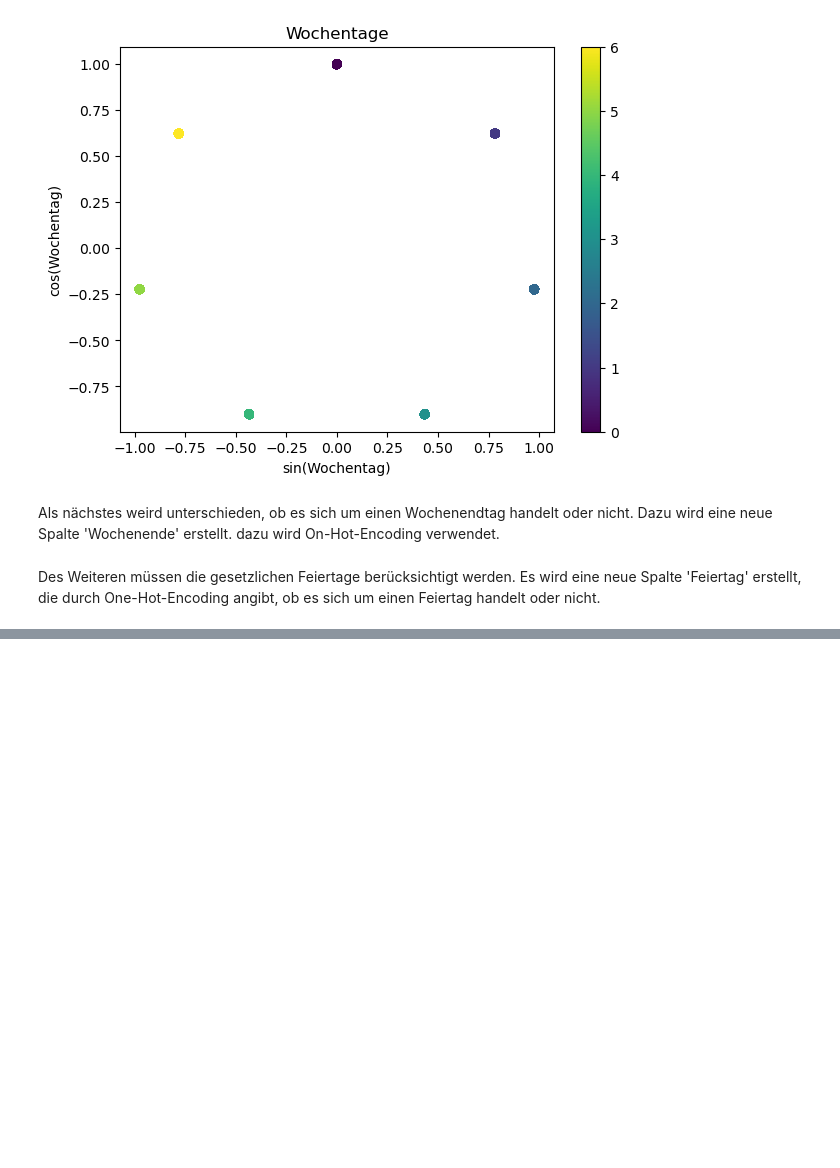
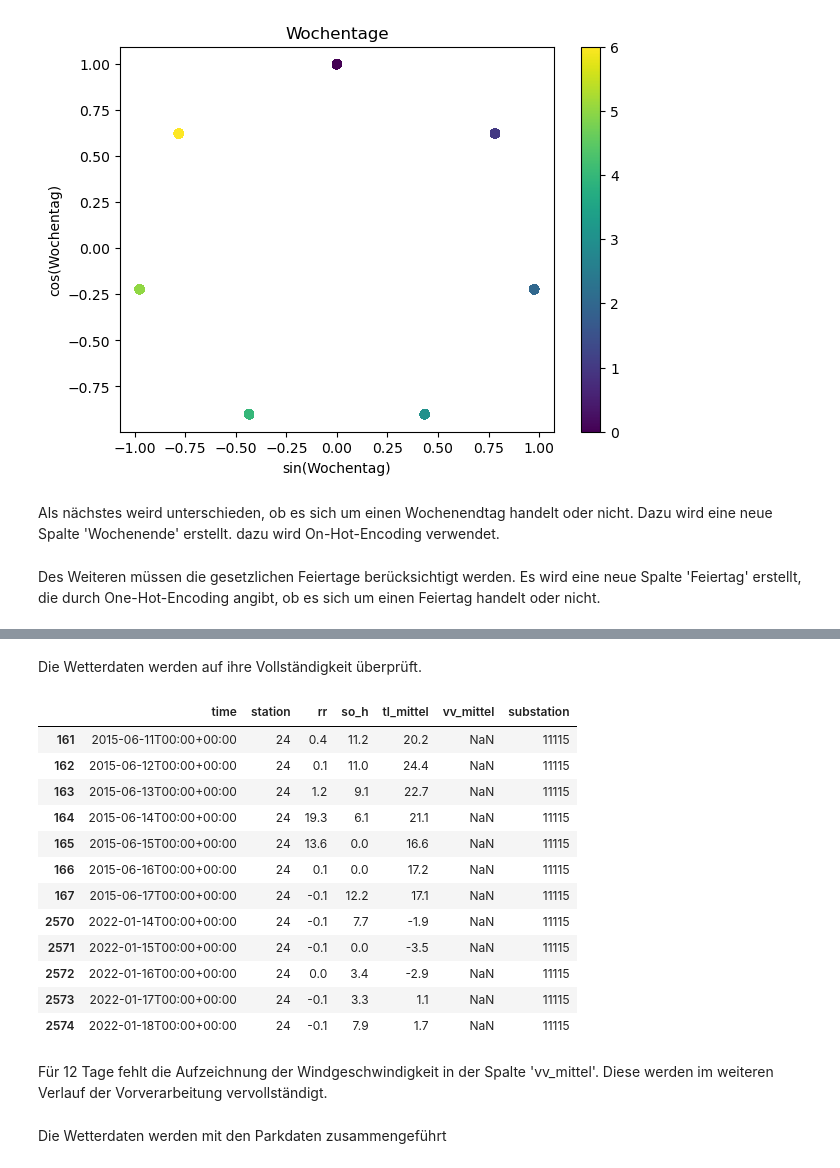
Before and after one commit to duellieren/parking-capacity-predictive-model, a Jupyter notebook: preprocessing/target_and_feature_engineering.ipynb, the cells around one changed output, grey strips where cells are left out. Cells and saved outputs as stored; diff of their text form; code cells hidden in the pictures; blank space fills up the shorter version.

```diff
--- a/data_preprocessing.ipynb
+++ b/preprocessing/target_and_feature_engineering.ipynb
@@ -124,0 +128,2 @@ data.head(10)
+# %%
+weather = pd.read_csv('../data/original/Messstationen Tagesdaten v2 Datensatz_20150101T0000_20230503T0000.csv', delimiter=',')
@@ -124,0 +144,21 @@ data.head(10)
+# %% [markdown]
+Die Wetterdaten werden auf ihre Vollständigkeit überprüft.
+# %%
+# Ausgabe aller Zeilen mit fehlenden Werten
+weather[weather.isnull().any(axis=1)]
+# %% [output]
+|  | time | station | rr | so_h | tl_mittel | vv_mittel | substation |
+| 161 | 2015-06-11T00:00+00:00 | 24 | 0.4 | 11.2 | 20.2 | NaN | 11115 |
+| 162 | 2015-06-12T00:00+00:00 | 24 | 0.1 | 11.0 | 24.4 | NaN | 11115 |
+| 163 | 2015-06-13T00:00+00:00 | 24 | 1.2 | 9.1 | 22.7 | NaN | 11115 |
+| 164 | 2015-06-14T00:00+00:00 | 24 | 19.3 | 6.1 | 21.1 | NaN | 11115 |
+| 165 | 2015-06-15T00:00+00:00 | 24 | 13.6 | 0.0 | 16.6 | NaN | 11115 |
+| 166 | 2015-06-16T00:00+00:00 | 24 | 0.1 | 0.0 | 17.2 | NaN | 11115 |
+| 167 | 2015-06-17T00:00+00:00 | 24 | -0.1 | 12.2 | 17.1 | NaN | 11115 |
+| 2570 | 2022-01-14T00:00+00:00 | 24 | -0.1 | 7.7 | -1.9 | NaN | 11115 |
+| 2571 | 2022-01-15T00:00+00:00 | 24 | -0.1 | 0.0 | -3.5 | NaN | 11115 |
+| 2572 | 2022-01-16T00:00+00:00 | 24 | 0.0 | 3.4 | -2.9 | NaN | 11115 |
+| 2573 | 2022-01-17T00:00+00:00 | 24 | -0.1 | 3.3 | 1.1 | NaN | 11115 |
+| 2574 | 2022-01-18T00:00+00:00 | 24 | -0.1 | 7.9 | 1.7 | NaN | 11115 |
+# %% [markdown]
+Für 12 Tage fehlt die Aufzeichnung der Windgeschwindigkeit in der Spalte 'vv_mittel'. Diese werden im weiteren Verlauf der Vorverarbeitung vervollständigt.
@@ -124,0 +180,2 @@ data.head(10)
+# %% [markdown]
+Die Wetterdaten werden mit den Parkdaten zusammengeführt
```
Also changed, not shown: parts of 21 cells of this notebook, 5 other files.
